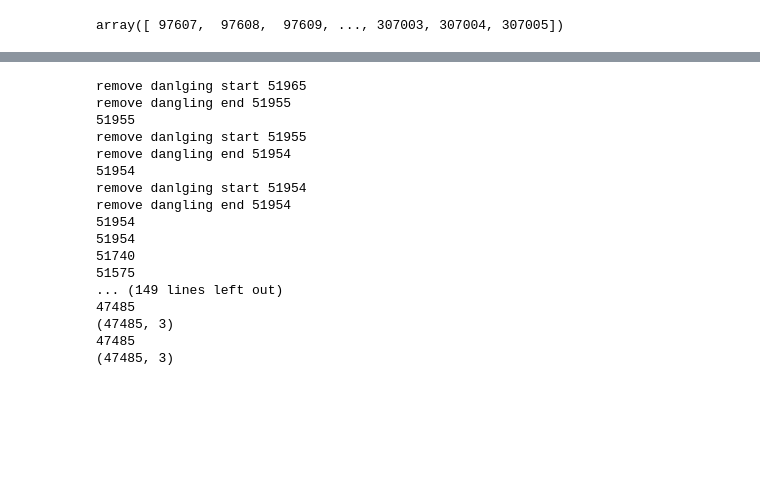
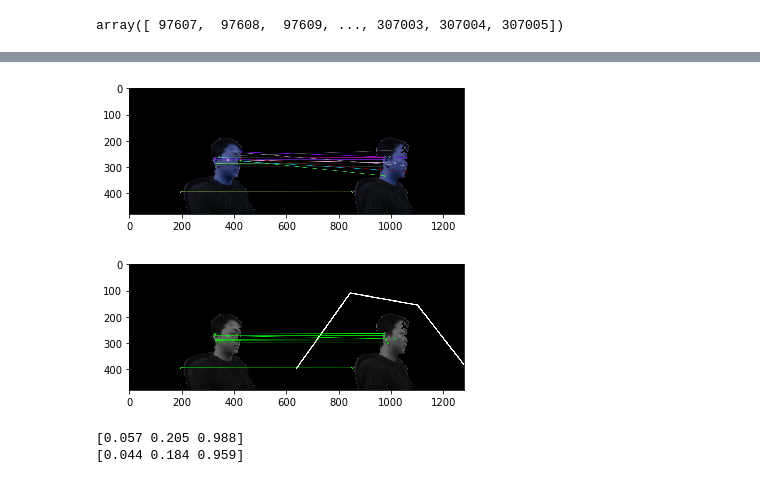
Before and after one commit to yichao-l/head_reconstruct, a Jupyter notebook: AV_CW.ipynb, the cells around one changed output, grey strips where cells are left out. Drawn from its saved outputs; the diff is of its cells as text; code cells hidden in the pictures; blank space fills up the shorter version.

Commit message:
Added Multihead

```diff
--- a/AV_CW.ipynb
+++ b/AV_CW.ipynb
@@ -83,23 +97,5 @@ head.save()
 im_save_path = "head_3_6.png"
 plt.imsave(im_save_path,im)
 # %%
-head1 = HEAD_RECON.threeD_head.read_from_file(1,3)
-head2 = HEAD_RECON.threeD_head.read_from_file(1,4)
+head1 = HEAD_RECON.threeD_head.read_from_file(1,4)
+head2 = HEAD_RECON.threeD_head.read_from_file(1,5)
-# %% [output]
-remove danlging start 51965
-remove dangling end 51955
-51955
-remove danlging start 51955
-remove dangling end 51954
-51954
-remove danlging start 51954
-remove dangling end 51954
-51954
-51954
-51740
-51575
-... (149 lines left out)
-47485
-(47485, 3)
-47485
-(47485, 3)
@@ -106,3 +105,13 @@ remove dangling end 51954
+# %%
+heads = multi_head.MultiHead.joined_heads(head1, head2)
+
+print(head1.center_pos)
+print(head2.center_pos)
+# %% [output]
+[figure, added]
+[figure, added]
+[0.057 0.205 0.988]
+[0.044 0.184 0.959]
 # %%
 img1,path1 = head1.get_filtered_image()
 img2,path2 = head2.get_filtered_image()
```
Also changed, not shown: parts of 32 cells of this notebook, 11 other files.
